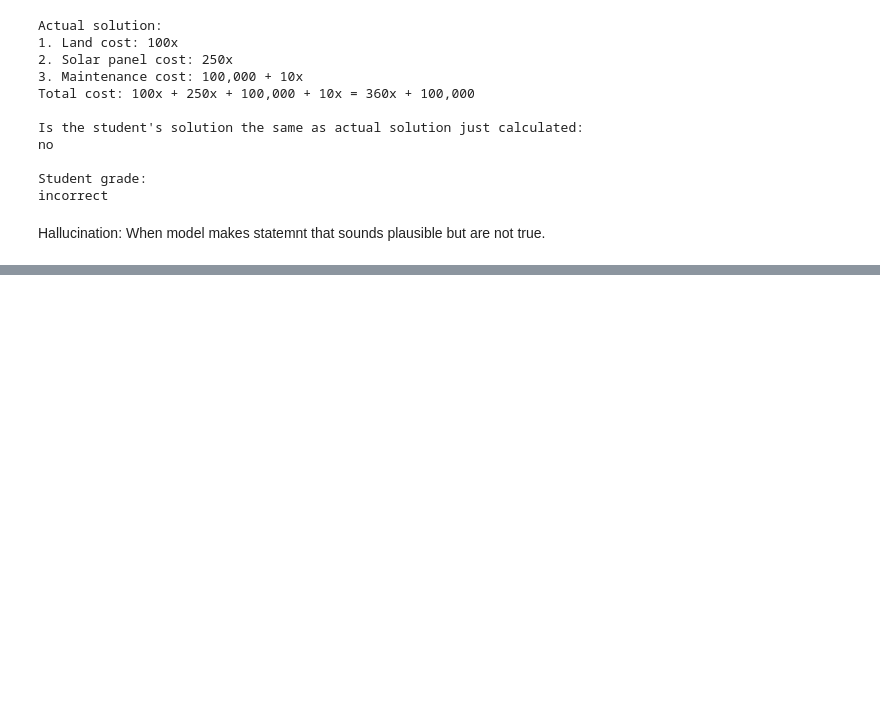
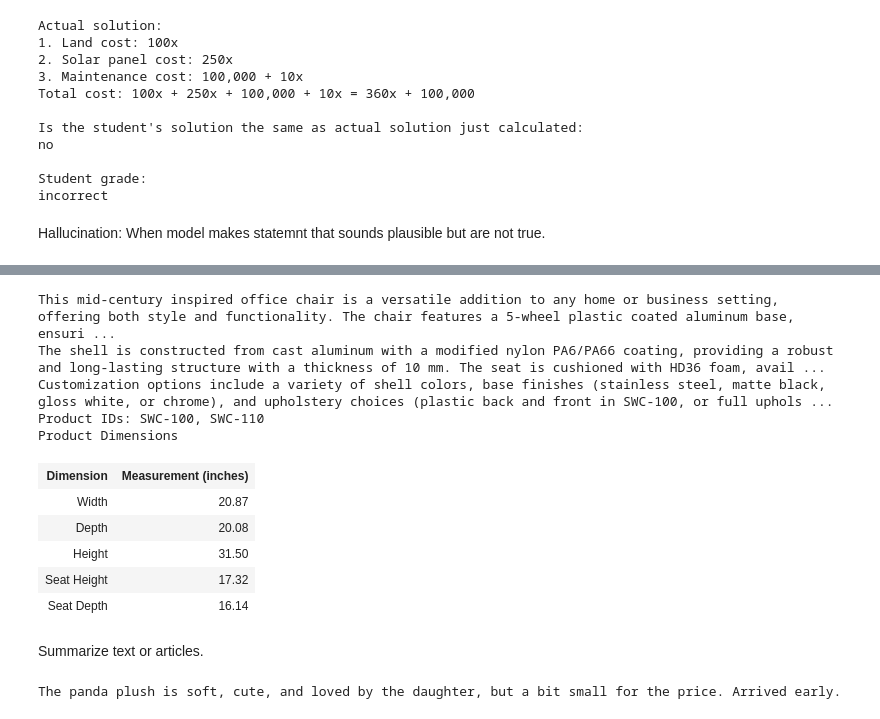
Before and after one commit to Innovatewithapple/Prompt-Tactics, a Jupyter notebook: Prompts.ipynb, the cells around one changed output, grey strips where cells are left out. Cells and saved outputs as stored; diff of their text form; code cells hidden in the pictures; blank space fills up the shorter version.

````diff
--- a/Prompts.ipynb
+++ b/Prompts.ipynb
@@ -537,0 +669,33 @@ Would you like help finding the best deal or comparing it with other smart tooth
+# %%
+prompt = f"""
+Your task is to help a marketing team create a
+description for a retail website of a product based
+on a technical fact sheet.
+
+Write a product description based on the information
+provided in the technical specifications delimited by
+triple backticks.
+
+The description is intended for furniture retailers,
+so should be technical in nature and focus on the materials
+the product is constructed from.
+
+At the end of the discription, include every 7-character
+Product ID in the technical specification.
+
+After the description, include a table that gives the
+product's dimensions. The table should have two columns.
+In the first column include the name of the dimension.
+In the second column include the measurements in inches only.
+
+Give the table the title 'Product Dimensions'.
+
+Format everything as HTML that can be used in a website.
+Place the description in a <div> element.
+
+And do not wrap the output with markdown or backticks
+
+Technical specifications: ```{fact_sheet_chair}```
+"""
+answer = Get_AnswerLLM(prompt=prompt,model=mini)
+print(answer)
@@ -537,0 +720,16 @@ Would you like help finding the best deal or comparing it with other smart tooth
+# %%
+display(HTML(answer))
+# %% [output]
+This mid-century inspired office chair is a versatile addition to any home or business setting, offering both style and functionality. The chair features a 5-wheel plastic coated aluminum base, ensuri ...
+The shell is constructed from cast aluminum with a modified nylon PA6/PA66 coating, providing a robust and long-lasting structure with a thickness of 10 mm. The seat is cushioned with HD36 foam, avail ...
+Customization options include a variety of shell colors, base finishes (stainless steel, matte black, gloss white, or chrome), and upholstery choices (plastic back and front in SWC-100, or full uphols ...
+Product IDs: SWC-100, SWC-110
+Product Dimensions
+| Dimension | Measurement (inches) |
+| Width | 20.87 |
+| Depth | 20.08 |
+| Height | 31.50 |
+| Seat Height | 17.32 |
+| Seat Depth | 16.14 |
+# %% [markdown]
+Summarize text or articles.
@@ -537,0 +747,15 @@ Would you like help finding the best deal or comparing it with other smart tooth
+# %%
+prompt = f"""
+Your task is to generate a short summary of a product
+review from an ecommerce site.
+
+Summarize the review below, delimited by triple
+backticks, in at most 30 words.
+
+Review: ```{prod_review}```
+"""
+
+answer = Get_AnswerLLM(prompt=prompt,model=mini)
+print(answer)
+# %% [output]
+The panda plush is soft, cute, and loved by the daughter, but a bit small for the price. Arrived early.
````
Also changed, not shown: parts of 37 cells of this notebook.
